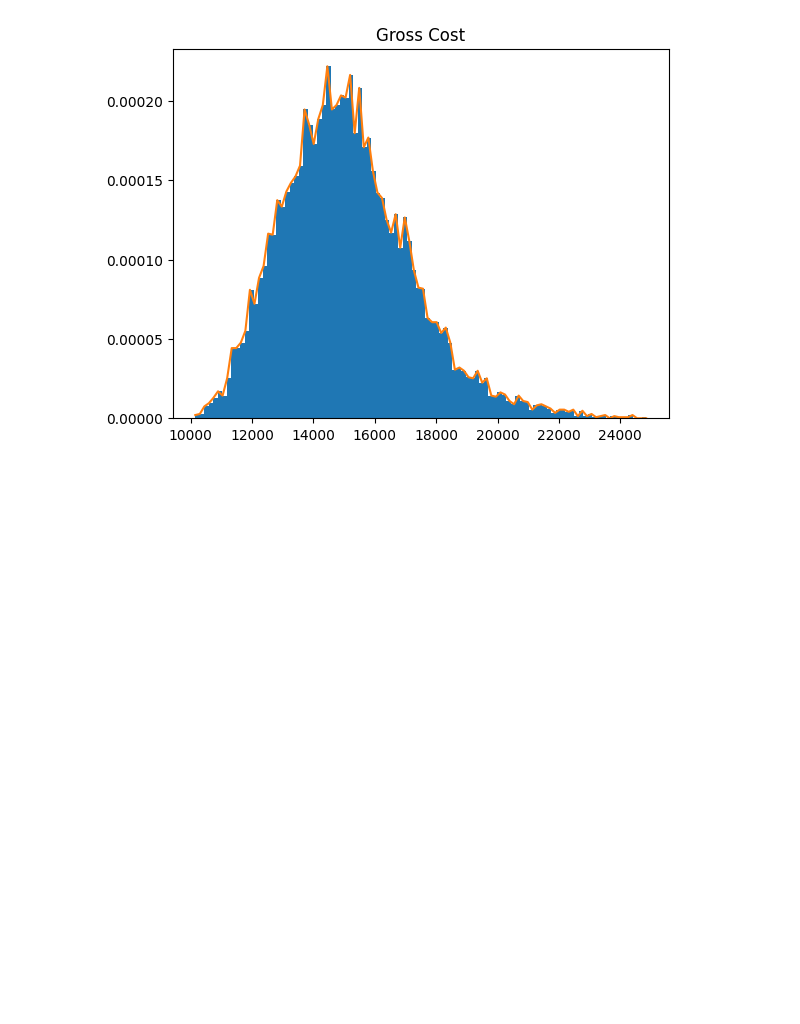
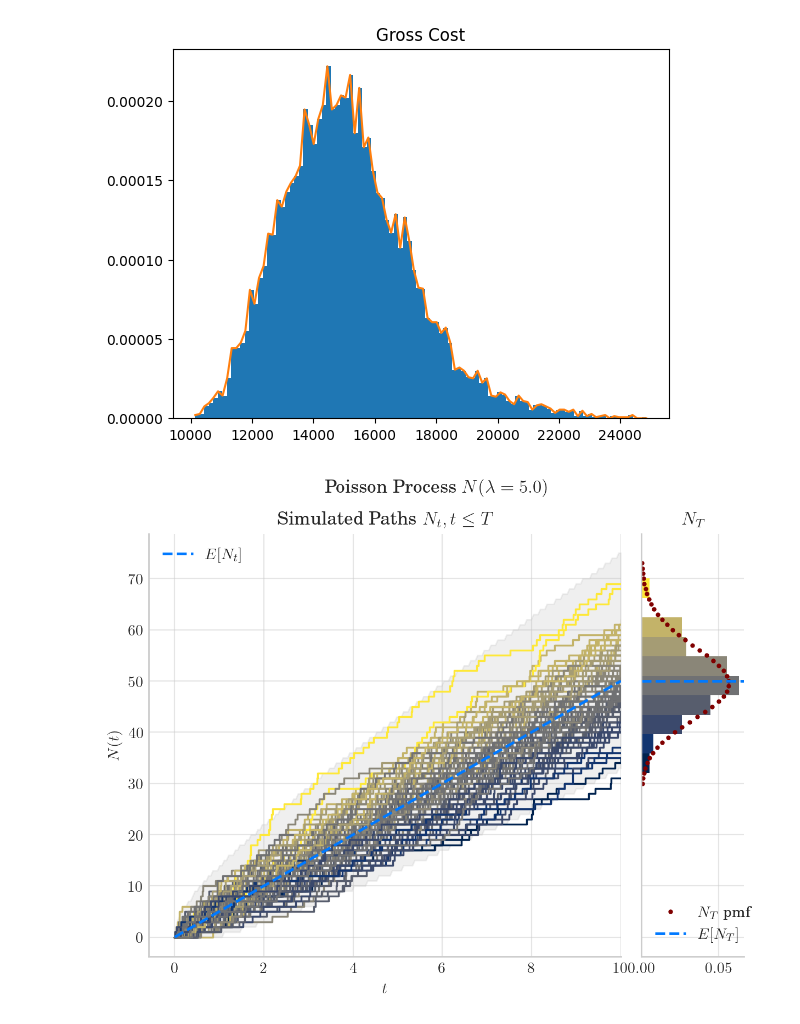
Before and after one commit to Gabriel-vzh2vs/Modelling-And-Simulation-Public-Release, a Jupyter notebook: Chapter_Lab/hidden-lab-graphics.ipynb, the cells around one changed output. Saved outputs shown, nothing was run; the diff lists cells and outputs as text; code cells hidden in the pictures; blank space fills up the shorter version.

```diff
--- a/Chapter_Lab/hidden-lab-graphics.ipynb
+++ b/Chapter_Lab/hidden-lab-graphics.ipynb
@@ -519,3 +588,8 @@ s.figure
 export_plot_project1
 # %% [output]
 [figure]
+# %%
+#| label: fig:MCvis_poi
+fig_poissonProcess
+# %% [output]
+[figure, added]
```
Also changed, not shown: parts of 6 cells of this notebook, 1 other file.
